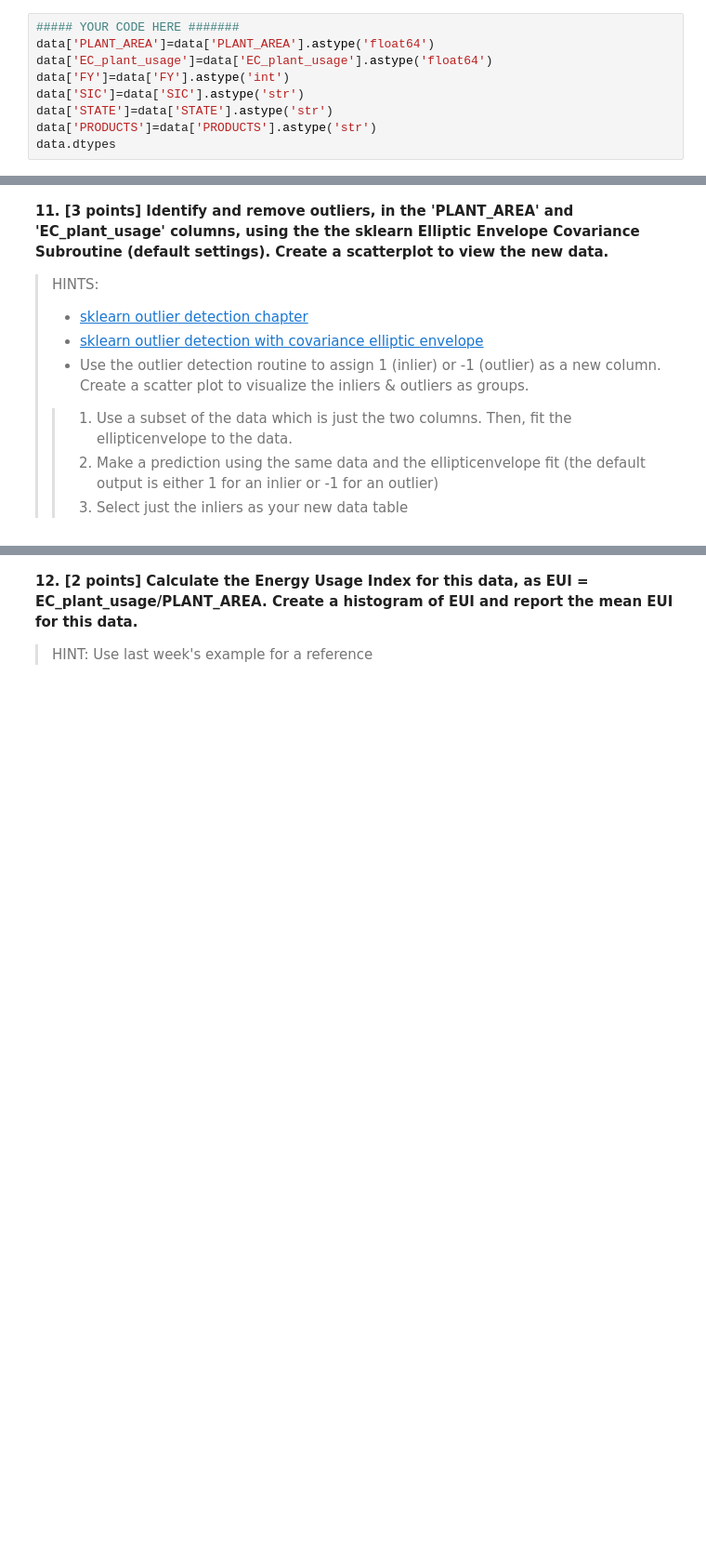
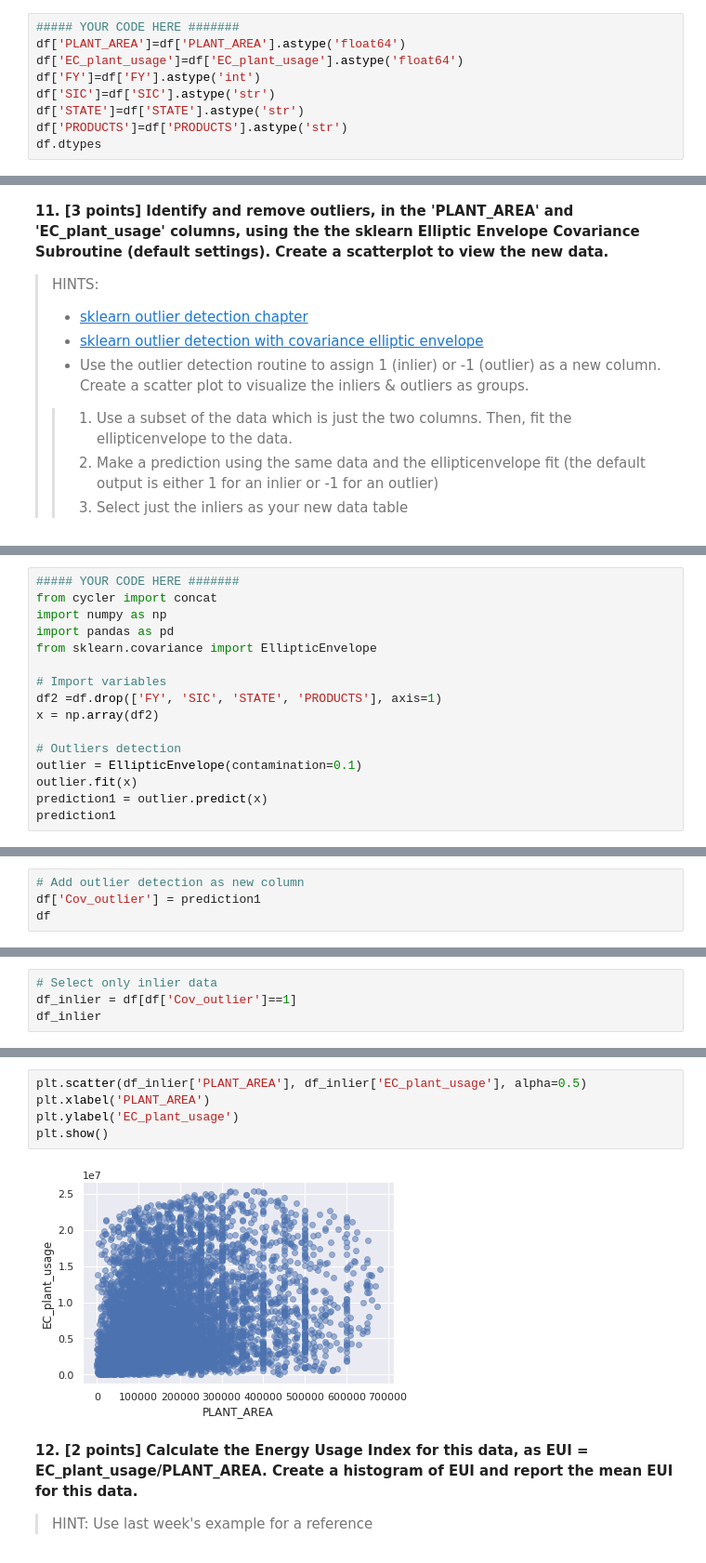
Before and after one commit to Nischay18/ENSYS5800-AI-Energy-somu.n, a Jupyter notebook: ENSY5800_Spr21_Hwk1_Solution.ipynb, the cells around one changed output, grey strips where cells are left out. Shown: that part at 93% size. Drawn from its saved outputs; the diff is of its cells as text; blank space fills up the shorter version.

```diff
--- a/ENSY5800_Spr21_Hwk1_Solution.ipynb
+++ b/ENSY5800_Spr21_Hwk1_Solution.ipynb
@@ -141,12 +141,12 @@ Text(value='', description='Answer:', placeholder='Type something')
 >Hint: Use the *data.astype* command.
 # %%
 ##### YOUR CODE HERE #######
-data['PLANT_AREA']=data['PLANT_AREA'].astype('float64')
-data['EC_plant_usage']=data['EC_plant_usage'].astype('float64')
-data['FY']=data['FY'].astype('int')
-data['SIC']=data['SIC'].astype('str')
-data['STATE']=data['STATE'].astype('str')
-data['PRODUCTS']=data['PRODUCTS'].astype('str')
-data.dtypes
+df['PLANT_AREA']=df['PLANT_AREA'].astype('float64')
+df['EC_plant_usage']=df['EC_plant_usage'].astype('float64')
+df['FY']=df['FY'].astype('int')
+df['SIC']=df['SIC'].astype('str')
+df['STATE']=df['STATE'].astype('str')
+df['PRODUCTS']=df['PRODUCTS'].astype('str')
+df.dtypes
 # %% [output]
 0
@@ -295,0 +215,16 @@ TypeError: ignored
+# %%
+##### YOUR CODE HERE #######
+from cycler import concat
+import numpy as np
+import pandas as pd
+from sklearn.covariance import EllipticEnvelope
+
+# Import variables
+df2 =df.drop(['FY', 'SIC', 'STATE', 'PRODUCTS'], axis=1)
+x = np.array(df2)
+
+# Outliers detection
+outlier = EllipticEnvelope(contamination=0.1)
+outlier.fit(x)
+prediction1 = outlier.predict(x)
+prediction1
@@ -295,0 +233,4 @@ TypeError: ignored
+# %%
+# Add outlier detection as new column
+df['Cov_outlier'] = prediction1
+df
@@ -295,0 +252,4 @@ TypeError: ignored
+# %%
+# Select only inlier data
+df_inlier = df[df['Cov_outlier']==1]
+df_inlier
@@ -296,3 +271,10 @@ TypeError: ignored
+# %%
+plt.scatter(df_inlier['PLANT_AREA'], df_inlier['EC_plant_usage'], alpha=0.5)
+plt.xlabel('PLANT_AREA')
+plt.ylabel('EC_plant_usage')
+plt.show()
+# %% [output]
+[figure, added]
 # %% [markdown]
 **12. [2 points] Calculate the Energy Usage Index for this data, as EUI = EC_plant_usage/PLANT_AREA. Create a histogram of EUI and report the mean EUI for this data.**
 > HINT: Use last week's example for a reference
```
Also changed, not shown: parts of 5 cells of this notebook.
